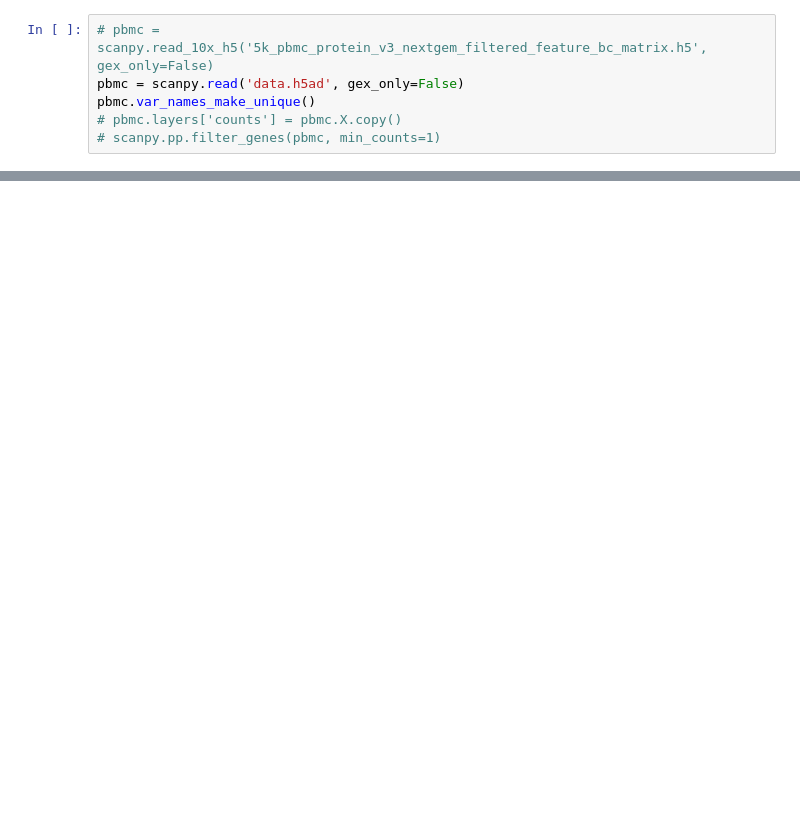
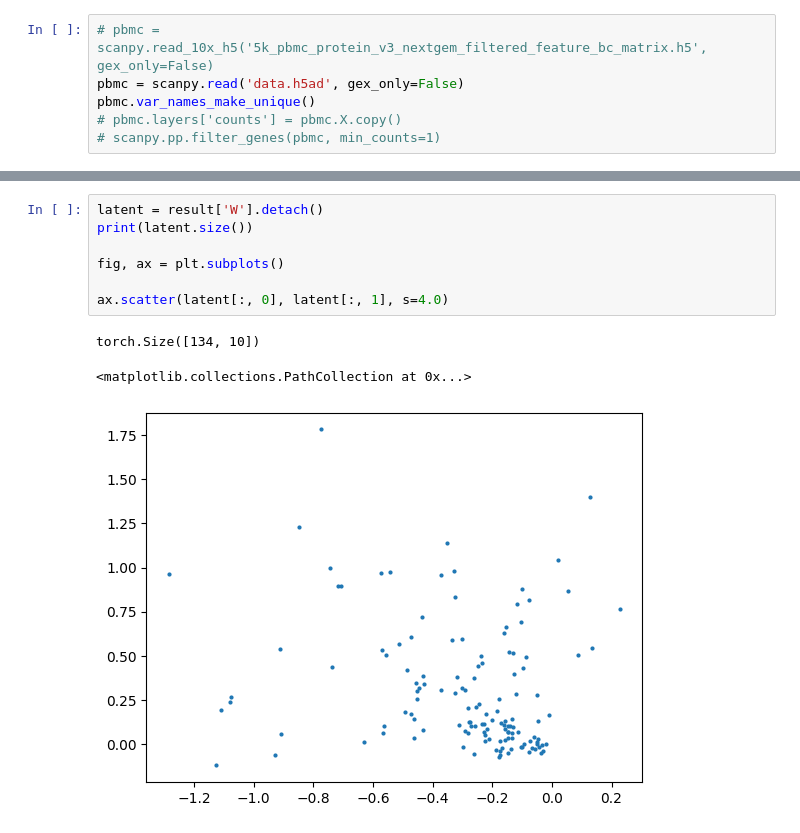
Before and after one commit to slietar/su-courses, a Jupyter notebook: deeplife/hackaton/notebook.ipynb, the cells around one changed output, grey strips where cells are left out. Drawn from its saved outputs; the diff is of its cells as text; blank space fills up the shorter version.

```diff
--- a/deeplife/hackaton/notebook.ipynb
+++ b/deeplife/hackaton/notebook.ipynb
@@ -67,0 +179,11 @@ Saved MOFA embeddings in .obsm['X_mofa'] slot and their loadings in .varm['LFs']
+# %%
+latent = result['W'].detach()
+print(latent.size())
+
+fig, ax = plt.subplots()
+
+ax.scatter(latent[:, 0], latent[:, 1], s=4.0)
+# %% [output]
+torch.Size([134, 10])
+<matplotlib.collections.PathCollection at 0x...>
+[figure, added]
```
Also changed, not shown: parts of 14 cells of this notebook.
